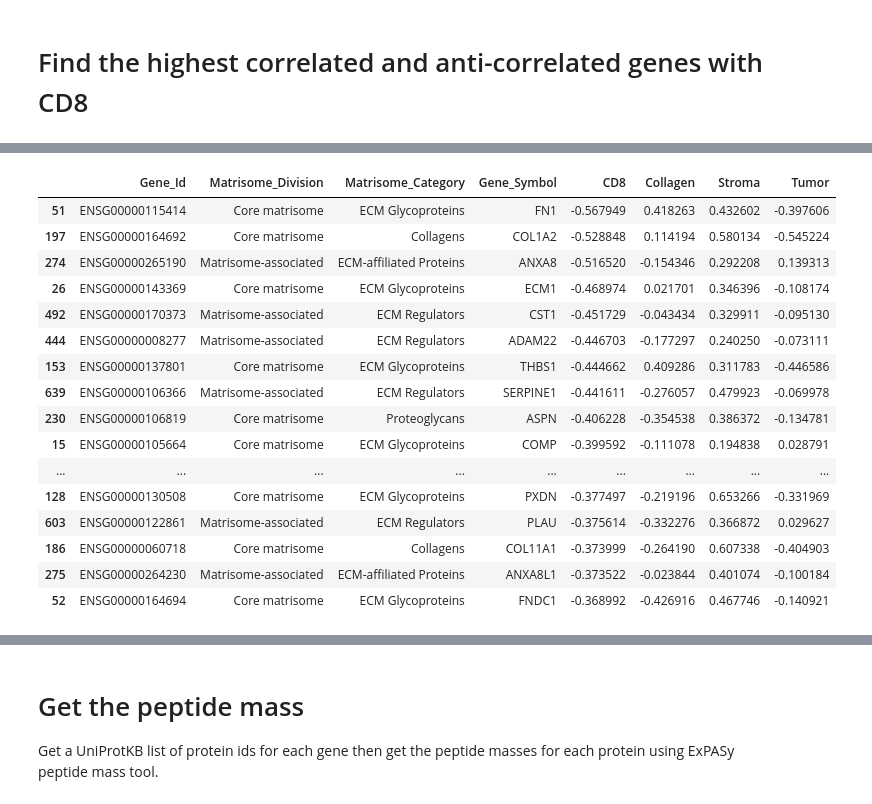
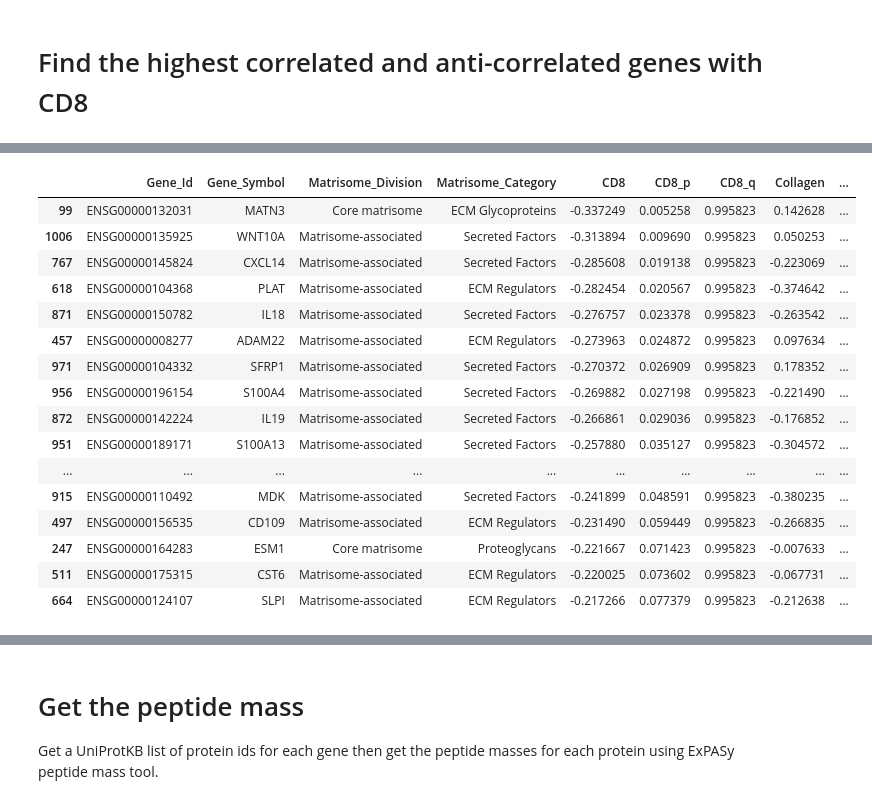
Before and after one commit to GeNeHetX/MSI-RNA, a Jupyter notebook: rna_ihc_correlations.ipynb, the cells around one changed output, grey strips where cells are left out. Saved outputs shown, nothing was run; the diff lists cells and outputs as text; code cells hidden in the pictures.

```diff
--- a/rna_ihc_correlations.ipynb
+++ b/rna_ihc_correlations.ipynb
@@ -70,0 +44,31 @@ df = df[df.Matrisome_Category != "Secreted Factors"]
+# %%
+# Remove the matrisome genes that are not in the counts data
+matrisome_genes = matrisome_genes[matrisome_genes["Gene_Id"].isin(counts.index)]
+# %%
+# Clean the defects
+densities = densities[densities["Defects"] < 0.1]
+
+# Exlude the microdissected samples out of lesion
+densities = densities[densities["Lesion"] > 0.5]
+
+# Drop the columns
+densities = densities.drop(["Lesion", "Defects"], axis=1)
+# %%
+# Clean the counts to include only the genes in the corr_matrisome and the microdissections in the densities
+counts = counts.loc[matrisome_genes.Gene_Id,densities.index]
+# %%
+# Compute the correlation between the counts and the densities
+for density in densities.columns:
+    correlations = []
+    pvalues = []
+    for gene in counts.index:
+        corr, pvalu = pearsonr(counts.loc[gene], densities[density])
+        correlations.append(corr)
+        pvalues.append(pvalu)
+        qvalues = false_discovery_control(ps=pvalues, method="bh")
+
+    matrisome_genes[density] = correlations
+    matrisome_genes[density + "_p"] = pvalues
+    matrisome_genes[density + "_q"] = qvalues
+
+matrisome_genes.head()
@@ -95,22 +170,22 @@ top_genes
 # %%
 # Find the top genes with the lowest correlation with CD8
-bottom_genes = df.nsmallest(20, 'CD8')
+bottom_genes = matrisome_genes.nsmallest(20, 'CD8')
 bottom_genes
 # %% [output]
-|  | Gene_Id | Matrisome_Division | Matrisome_Category | Gene_Symbol | CD8 | Collagen | Stroma | Tumor |
-| 51 | ENSG00000115414 | Core matrisome | ECM Glycoproteins | FN1 | -0.567949 | 0.418263 | 0.432602 | -0.397606 |
-| 197 | ENSG00000164692 | Core matrisome | Collagens | COL1A2 | -0.528848 | 0.114194 | 0.580134 | -0.545224 |
-| 274 | ENSG00000265190 | Matrisome-associated | ECM-affiliated Proteins | ANXA8 | -0.516520 | -0.154346 | 0.292208 | 0.139313 |
-| 26 | ENSG00000143369 | Core matrisome | ECM Glycoproteins | ECM1 | -0.468974 | 0.021701 | 0.346396 | -0.108174 |
-| 492 | ENSG00000170373 | Matrisome-associated | ECM Regulators | CST1 | -0.451729 | -0.043434 | 0.329911 | -0.095130 |
-| 444 | ENSG00000008277 | Matrisome-associated | ECM Regulators | ADAM22 | -0.446703 | -0.177297 | 0.240250 | -0.073111 |
-| 153 | ENSG00000137801 | Core matrisome | ECM Glycoproteins | THBS1 | -0.444662 | 0.409286 | 0.311783 | -0.446586 |
-| 639 | ENSG00000106366 | Matrisome-associated | ECM Regulators | SERPINE1 | -0.441611 | -0.276057 | 0.479923 | -0.069978 |
-| 230 | ENSG00000106819 | Core matrisome | Proteoglycans | ASPN | -0.406228 | -0.354538 | 0.386372 | -0.134781 |
-| 15 | ENSG00000105664 | Core matrisome | ECM Glycoproteins | COMP | -0.399592 | -0.111078 | 0.194838 | 0.028791 |
-| ... | ... | ... | ... | ... | ... | ... | ... | ... |
-| 128 | ENSG00000130508 | Core matrisome | ECM Glycoproteins | PXDN | -0.377497 | -0.219196 | 0.653266 | -0.331969 |
-| 603 | ENSG00000122861 | Matrisome-associated | ECM Regulators | PLAU | -0.375614 | -0.332276 | 0.366872 | 0.029627 |
-| 186 | ENSG00000060718 | Core matrisome | Collagens | COL11A1 | -0.373999 | -0.264190 | 0.607338 | -0.404903 |
-| 275 | ENSG00000264230 | Matrisome-associated | ECM-affiliated Proteins | ANXA8L1 | -0.373522 | -0.023844 | 0.401074 | -0.100184 |
-| 52 | ENSG00000164694 | Core matrisome | ECM Glycoproteins | FNDC1 | -0.368992 | -0.426916 | 0.467746 | -0.140921 |
+|  | Gene_Id | Gene_Symbol | Matrisome_Division | Matrisome_Category | CD8 | CD8_p | CD8_q | Collagen | ... |
+| 99 | ENSG00000132031 | MATN3 | Core matrisome | ECM Glycoproteins | -0.337249 | 0.005258 | 0.995823 | 0.142628 | ... |
+| 1006 | ENSG00000135925 | WNT10A | Matrisome-associated | Secreted Factors | -0.313894 | 0.009690 | 0.995823 | 0.050253 | ... |
+| 767 | ENSG00000145824 | CXCL14 | Matrisome-associated | Secreted Factors | -0.285608 | 0.019138 | 0.995823 | -0.223069 | ... |
+| 618 | ENSG00000104368 | PLAT | Matrisome-associated | ECM Regulators | -0.282454 | 0.020567 | 0.995823 | -0.374642 | ... |
+| 871 | ENSG00000150782 | IL18 | Matrisome-associated | Secreted Factors | -0.276757 | 0.023378 | 0.995823 | -0.263542 | ... |
+| 457 | ENSG00000008277 | ADAM22 | Matrisome-associated | ECM Regulators | -0.273963 | 0.024872 | 0.995823 | 0.097634 | ... |
+| 971 | ENSG00000104332 | SFRP1 | Matrisome-associated | Secreted Factors | -0.270372 | 0.026909 | 0.995823 | 0.178352 | ... |
+| 956 | ENSG00000196154 | S100A4 | Matrisome-associated | Secreted Factors | -0.269882 | 0.027198 | 0.995823 | -0.221490 | ... |
+| 872 | ENSG00000142224 | IL19 | Matrisome-associated | Secreted Factors | -0.266861 | 0.029036 | 0.995823 | -0.176852 | ... |
+| 951 | ENSG00000189171 | S100A13 | Matrisome-associated | Secreted Factors | -0.257880 | 0.035127 | 0.995823 | -0.304572 | ... |
+| ... | ... | ... | ... | ... | ... | ... | ... | ... | ... |
+| 915 | ENSG00000110492 | MDK | Matrisome-associated | Secreted Factors | -0.241899 | 0.048591 | 0.995823 | -0.380235 | ... |
+| 497 | ENSG00000156535 | CD109 | Matrisome-associated | ECM Regulators | -0.231490 | 0.059449 | 0.995823 | -0.266835 | ... |
+| 247 | ENSG00000164283 | ESM1 | Core matrisome | Proteoglycans | -0.221667 | 0.071423 | 0.995823 | -0.007633 | ... |
+| 511 | ENSG00000175315 | CST6 | Matrisome-associated | ECM Regulators | -0.220025 | 0.073602 | 0.995823 | -0.067731 | ... |
+| 664 | ENSG00000124107 | SLPI | Matrisome-associated | ECM Regulators | -0.217266 | 0.077379 | 0.995823 | -0.212638 | ... |
```
Also changed, not shown: parts of 23 cells of this notebook, 2 other files.
